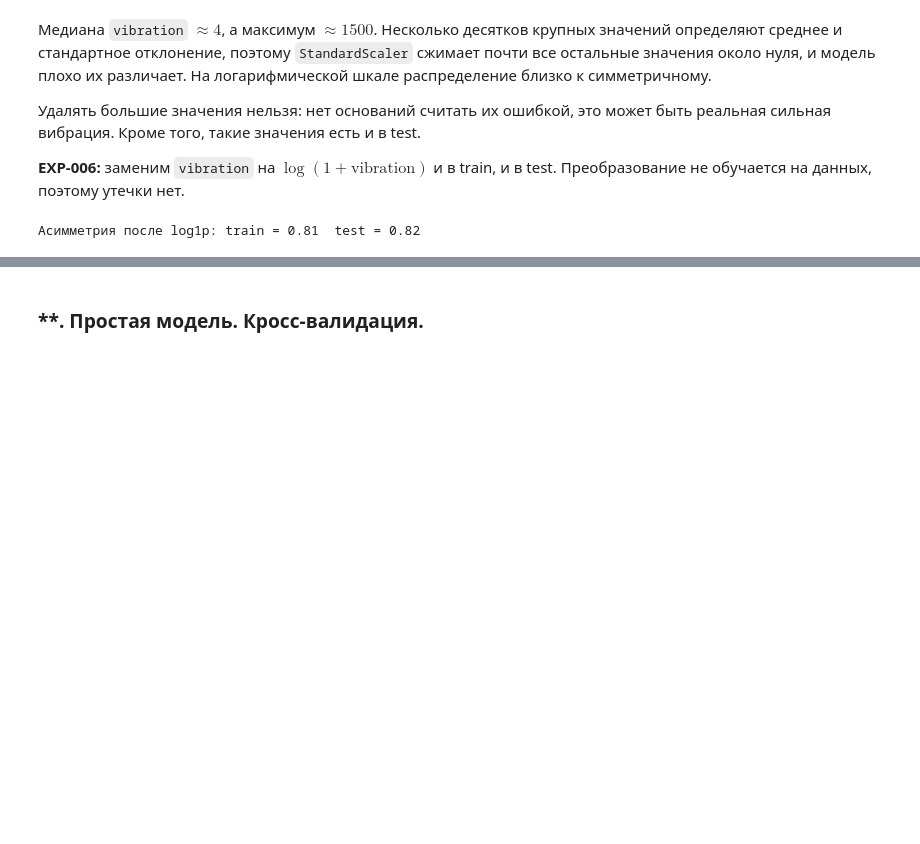
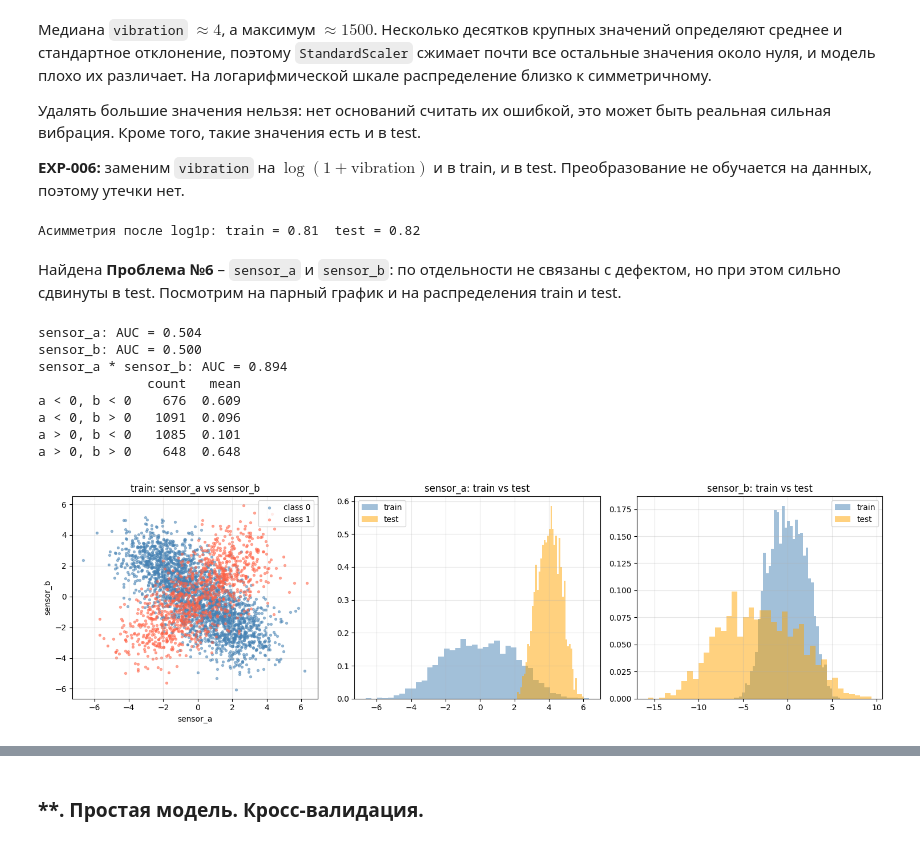
Before and after one commit to timursafiullin/ml-dafe, a Jupyter notebook: s1/hw1/ml-dafe-s1-hw1.ipynb, the cells around one changed output, grey strips where cells are left out. Cells and saved outputs as stored; diff of their text form; code cells hidden in the pictures; blank space fills up the shorter version.

Commit message:
feat(hw1): resolved sensors problem

```diff
--- a/s1/hw1/ml-dafe-s1-hw1.ipynb
+++ b/s1/hw1/ml-dafe-s1-hw1.ipynb
@@ -319,3 +320,48 @@ print("Асимметрия после log1p: train =", round(train["vibration"]
       " test =", round(test["vibration"].skew(), 2))
 # %% [output]
 Асимметрия после log1p: train = 0.81  test = 0.82
+# %% [markdown]
+Найдена **Проблема №6** – `sensor_a` и `sensor_b`: по отдельности не связаны с дефектом, но при этом сильно сдвинуты в test. Посмотрим на парный график и на распределения train и test.
+# %%
+# Одиночный ROC-AUC сенсоров и их произведения
+for col in ["sensor_a", "sensor_b"]:
+    print(f"{col}: AUC = {roc_auc_score(train.defect, train[col]):.3f}")
+print(f"sensor_a * sensor_b: AUC = {roc_auc_score(train.defect, train.sensor_a * train.sensor_b):.3f}")
+
+# Доля дефектов в зависимости от знаков сенсоров
+signs = (train.sensor_a > 0).map({True: "a > 0", False: "a < 0"}) + ", " \
+      + (train.sensor_b > 0).map({True: "b > 0", False: "b < 0"})
+print(train.groupby(signs).defect.agg(["count", "mean"]).round(3))
+
+fig, axes = plt.subplots(1, 3, figsize=(15, 4.5))
+
+# Парный график сенсоров в train
+for cls, color in [(0, "steelblue"), (1, "tomato")]:
+    d = train[train.defect == cls]
+    axes[0].scatter(d.sensor_a, d.sensor_b, s=8, alpha=0.5, c=color, label=f"class {cls}")
+axes[0].set_xlabel("sensor_a")
+axes[0].set_ylabel("sensor_b")
+axes[0].set_title("train: sensor_a vs sensor_b")
+axes[0].legend()
+
+# Сравнение распределений train и test
+for ax, col in zip(axes[1:], ["sensor_a", "sensor_b"]):
+    ax.hist(train[col], bins=40, alpha=0.5, label="train", color="steelblue", density=True)
+    ax.hist(test[col], bins=40, alpha=0.5, label="test", color="orange", density=True)
+    ax.set_title(f"{col}: train vs test")
+    ax.legend()
+
+for ax in axes:
+    ax.grid(alpha=0.3)
+plt.tight_layout()
+plt.show()
+# %% [output]
+sensor_a: AUC = 0.504
+sensor_b: AUC = 0.500
+sensor_a * sensor_b: AUC = 0.894
+              count   mean
+a < 0, b < 0    676  0.609
+a < 0, b > 0   1091  0.096
+a > 0, b < 0   1085  0.101
+a > 0, b > 0    648  0.648
+[figure, added]
```
Also changed, not shown: parts of 5 cells of this notebook, 1 other file.
